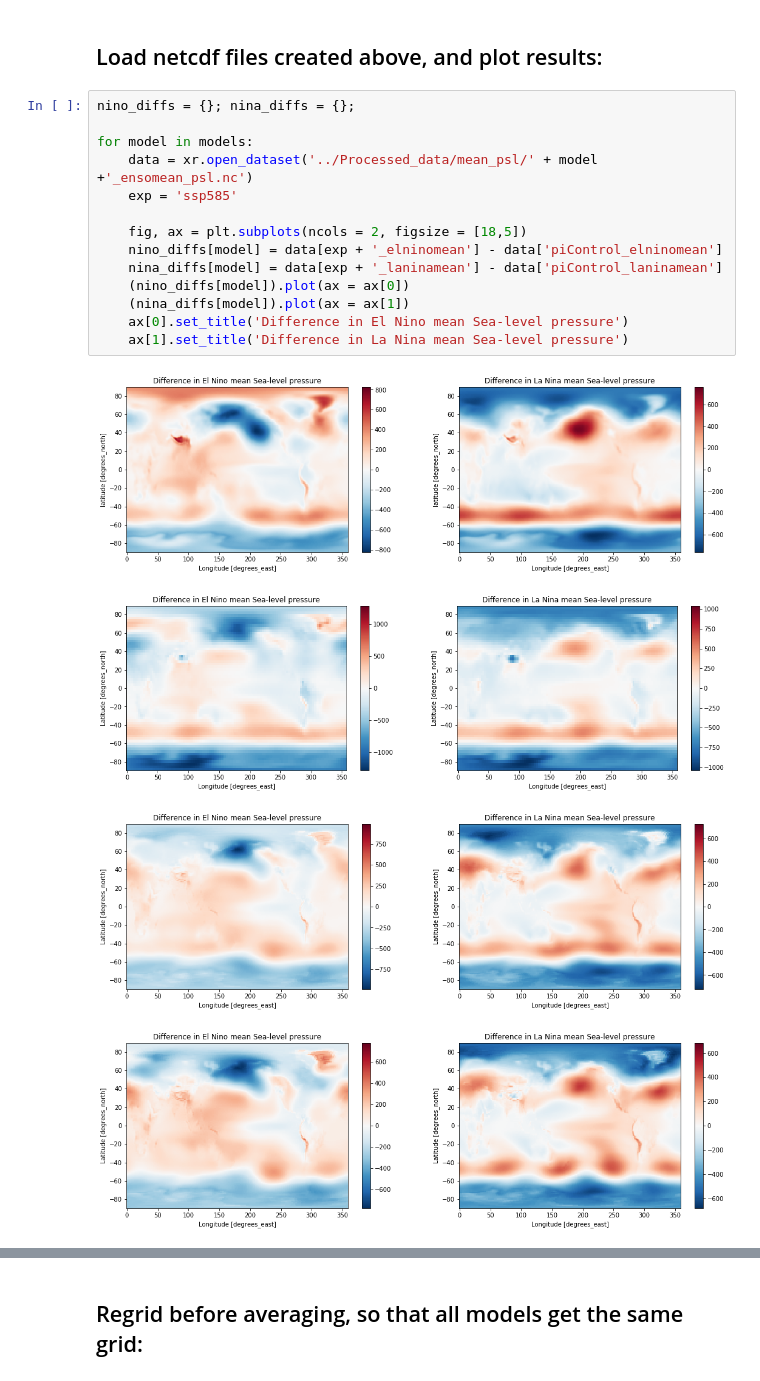
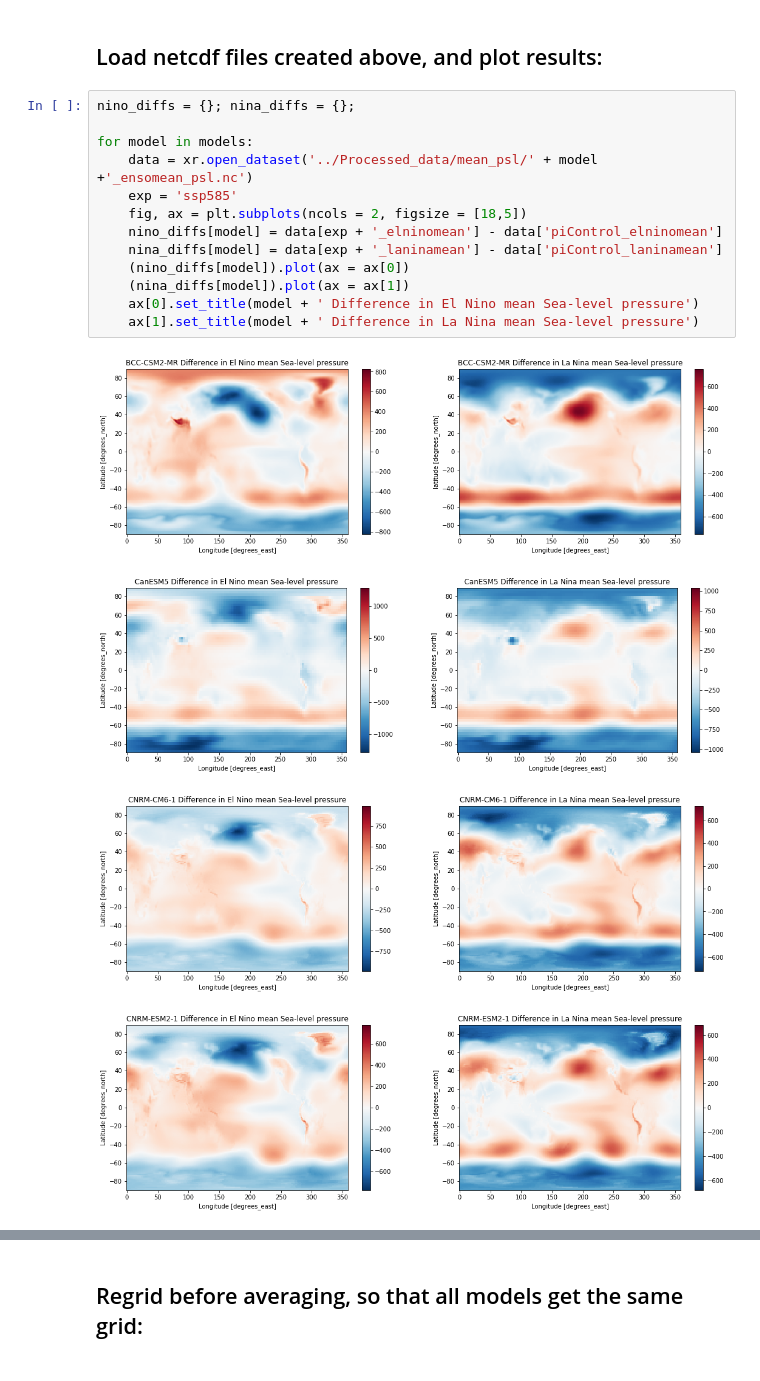
Before and after one commit to Hegebf/enso_paper, a Jupyter notebook: notebooks/teleconnection_plot.ipynb, the cells around one changed output, grey strips where cells are left out. Cells and saved outputs as stored; diff of their text form.

```diff
--- a/notebooks/teleconnection_plot.ipynb
+++ b/notebooks/teleconnection_plot.ipynb
@@ -288,19 +288,18 @@ xarr_collection.to_netcdf('../Processed_data/mean_psl/' + model +'_ensomean_psl.
 # %%
 nino_diffs = {}; nina_diffs = {};
 
 for model in models:
     data = xr.open_dataset('../Processed_data/mean_psl/' + model +'_ensomean_psl.nc')
     exp = 'ssp585'
-
     fig, ax = plt.subplots(ncols = 2, figsize = [18,5])
     nino_diffs[model] = data[exp + '_elninomean'] - data['piControl_elninomean']
     nina_diffs[model] = data[exp + '_laninamean'] - data['piControl_laninamean']
     (nino_diffs[model]).plot(ax = ax[0])
     (nina_diffs[model]).plot(ax = ax[1])
-    ax[0].set_title('Difference in El Nino mean Sea-level pressure')
-    ax[1].set_title('Difference in La Nina mean Sea-level pressure')
+    ax[0].set_title(model + ' Difference in El Nino mean Sea-level pressure')
+    ax[1].set_title(model + ' Difference in La Nina mean Sea-level pressure')
 # %% [output]
-[figure, old version]
+[figure, new version]
-[figure, old version]
+[figure, new version]
-[figure, old version]
+[figure, new version]
-[figure, old version]
+[figure, new version]
```
Also changed, not shown: parts of 4 cells of this notebook.
